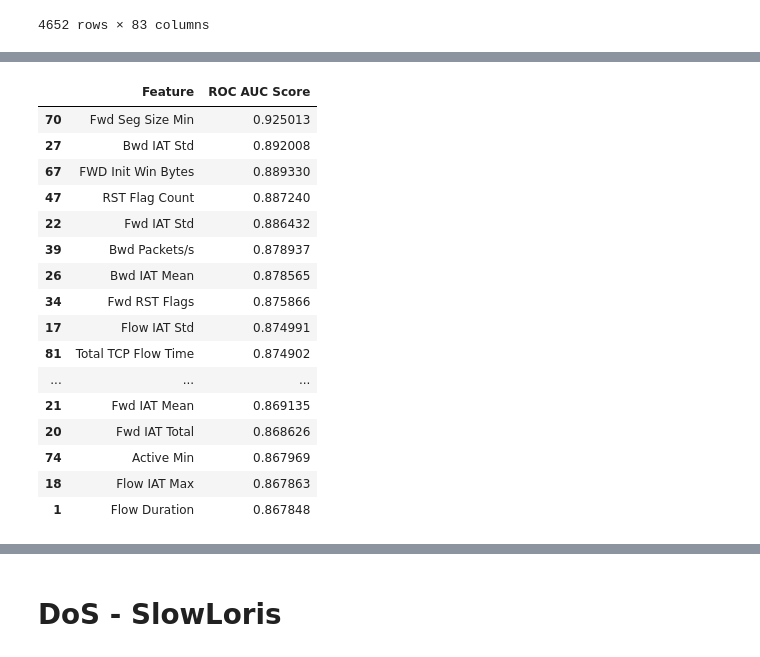
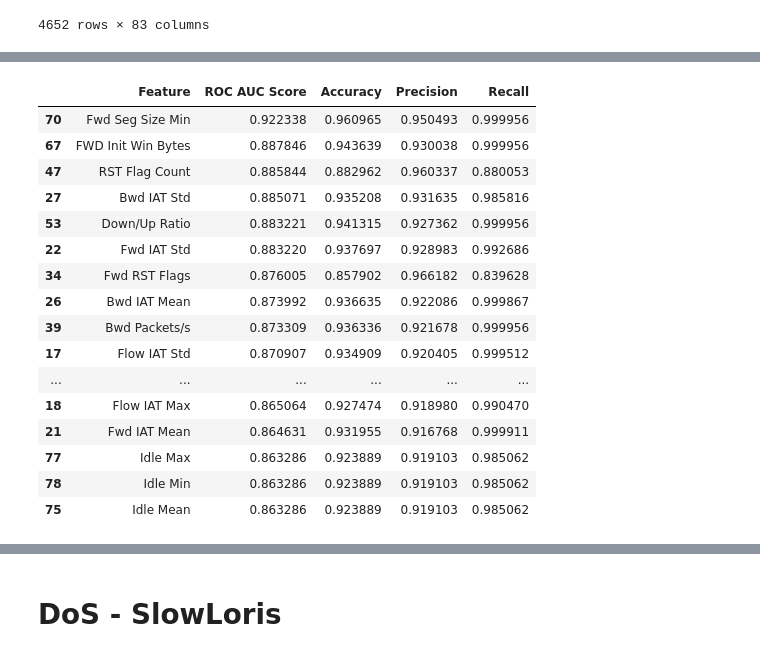
Before and after one commit to TheMessik/thesis, a Jupyter notebook: notebooks/ConCap-CIC2018.ipynb, the cells around one changed output, grey strips where cells are left out. Saved outputs shown, nothing was run; the diff lists cells and outputs as text; code cells hidden in the pictures.

```diff
--- a/notebooks/ConCap-CIC2018.ipynb
+++ b/notebooks/ConCap-CIC2018.ipynb
@@ -560,25 +560,25 @@ mixed
 # %%
 result_mixed, _ = concap_cic_experiment(benign, mixed, cic_2018_goldeneye)
 # %%
-result.sort_values("ROC AUC Score", ascending=False).head(20)
+result_2017.sort_values("ROC AUC Score", ascending=False).head(20)
 # %% [output]
-|  | Feature | ROC AUC Score |
-| 70 | Fwd Seg Size Min | 0.925013 |
-| 27 | Bwd IAT Std | 0.892008 |
-| 67 | FWD Init Win Bytes | 0.889330 |
-| 47 | RST Flag Count | 0.887240 |
-| 22 | Fwd IAT Std | 0.886432 |
-| 39 | Bwd Packets/s | 0.878937 |
-| 26 | Bwd IAT Mean | 0.878565 |
-| 34 | Fwd RST Flags | 0.875866 |
-| 17 | Flow IAT Std | 0.874991 |
-| 81 | Total TCP Flow Time | 0.874902 |
-| ... | ... | ... |
-| 21 | Fwd IAT Mean | 0.869135 |
-| 20 | Fwd IAT Total | 0.868626 |
-| 74 | Active Min | 0.867969 |
-| 18 | Flow IAT Max | 0.867863 |
-| 1 | Flow Duration | 0.867848 |
+|  | Feature | ROC AUC Score | Accuracy | Precision | Recall |
+| 70 | Fwd Seg Size Min | 0.922338 | 0.960965 | 0.950493 | 0.999956 |
+| 67 | FWD Init Win Bytes | 0.887846 | 0.943639 | 0.930038 | 0.999956 |
+| 47 | RST Flag Count | 0.885844 | 0.882962 | 0.960337 | 0.880053 |
+| 27 | Bwd IAT Std | 0.885071 | 0.935208 | 0.931635 | 0.985816 |
+| 53 | Down/Up Ratio | 0.883221 | 0.941315 | 0.927362 | 0.999956 |
+| 22 | Fwd IAT Std | 0.883220 | 0.937697 | 0.928983 | 0.992686 |
+| 34 | Fwd RST Flags | 0.876005 | 0.857902 | 0.966182 | 0.839628 |
+| 26 | Bwd IAT Mean | 0.873992 | 0.936635 | 0.922086 | 0.999867 |
+| 39 | Bwd Packets/s | 0.873309 | 0.936336 | 0.921678 | 0.999956 |
+| 17 | Flow IAT Std | 0.870907 | 0.934909 | 0.920405 | 0.999512 |
+| ... | ... | ... | ... | ... | ... |
+| 18 | Flow IAT Max | 0.865064 | 0.927474 | 0.918980 | 0.990470 |
+| 21 | Fwd IAT Mean | 0.864631 | 0.931955 | 0.916768 | 0.999911 |
+| 77 | Idle Max | 0.863286 | 0.923889 | 0.919103 | 0.985062 |
+| 78 | Idle Min | 0.863286 | 0.923889 | 0.919103 | 0.985062 |
+| 75 | Idle Mean | 0.863286 | 0.923889 | 0.919103 | 0.985062 |
 # %%
 result_mixed.sort_values("ROC AUC Score", ascending=False).head(20)
 # %% [output]
```
Also changed, not shown: parts of 6 cells of this notebook, 10 other files.
